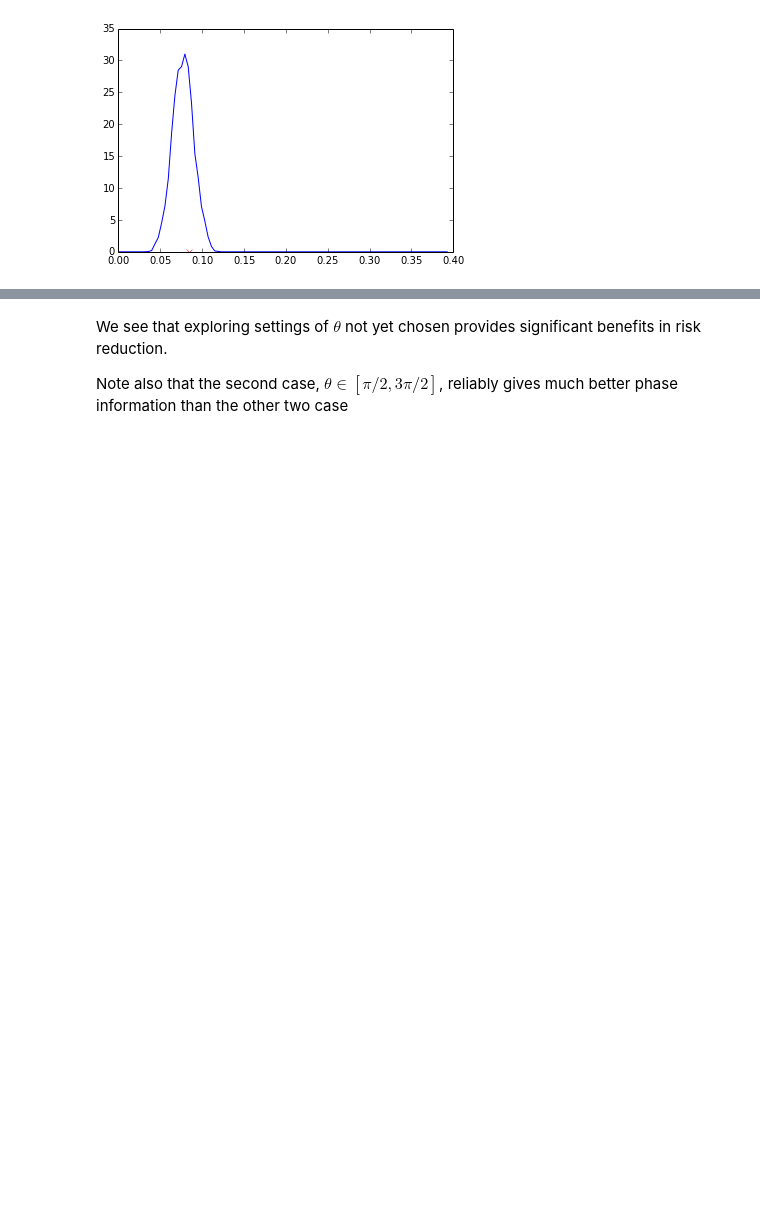
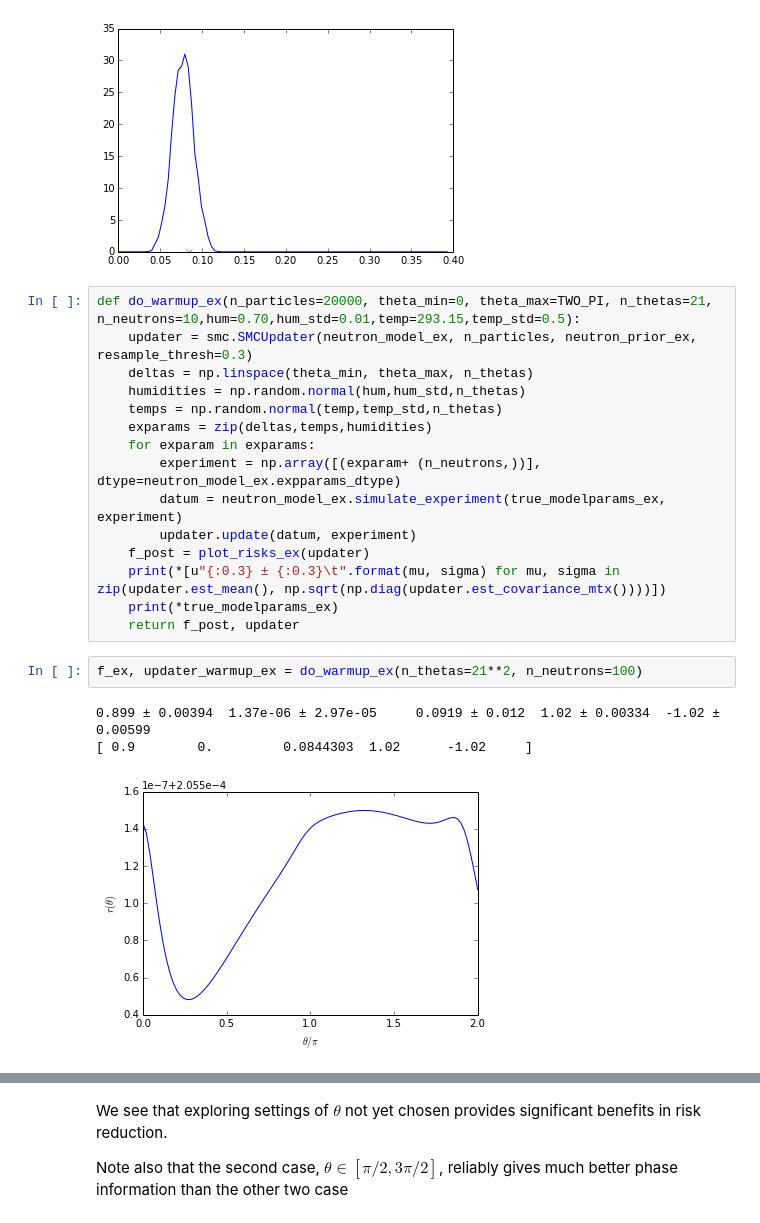
Before and after one commit to taalexander/Honours-Thesis, a Jupyter notebook: code/Adaptive Neutron Interferometry.ipynb, the cells around one changed output, grey strips where cells are left out. Saved outputs shown, nothing was run; the diff lists cells and outputs as text; blank space fills up the shorter version.

```diff
--- a/code/Adaptive Neutron Interferometry.ipynb
+++ b/code/Adaptive Neutron Interferometry.ipynb
@@ -196,3 +231,24 @@ f, updater_warmup = do_warmup(n_thetas=21**2, n_neutrons=100)
 plot_kernel_smoothed_pdf(updater_warmup, param=2)
 # %% [output]
 [figure]
+# %%
+def do_warmup_ex(n_particles=20000, theta_min=0, theta_max=TWO_PI, n_thetas=21, n_neutrons=10,hum=0.70,hum_std=0.01,temp=293.15,temp_std=0.5):
+    updater = smc.SMCUpdater(neutron_model_ex, n_particles, neutron_prior_ex, resample_thresh=0.3)
+    deltas = np.linspace(theta_min, theta_max, n_thetas)
+    humidities = np.random.normal(hum,hum_std,n_thetas)
+    temps = np.random.normal(temp,temp_std,n_thetas)
+    exparams = zip(deltas,temps,humidities)
+    for exparam in exparams:
+        experiment = np.array([(exparam+ (n_neutrons,))], dtype=neutron_model_ex.expparams_dtype)
+        datum = neutron_model_ex.simulate_experiment(true_modelparams_ex, experiment)
+        updater.update(datum, experiment)
+    f_post = plot_risks_ex(updater)
+    print(*[u"{:0.3} ± {:0.3}\t".format(mu, sigma) for mu, sigma in zip(updater.est_mean(), np.sqrt(np.diag(updater.est_covariance_mtx())))])
+    print(*true_modelparams_ex)
+    return f_post, updater
+# %%
+f_ex, updater_warmup_ex = do_warmup_ex(n_thetas=21**2, n_neutrons=100)
+# %% [output]
+0.899 ± 0.00394  1.37e-06 ± 2.97e-05     0.0919 ± 0.012  1.02 ± 0.00334  -1.02 ± 0.00599
+[ 0.9        0.         0.0844303  1.02      -1.02     ]
+[figure, added]
```
Also changed, not shown: parts of 18 cells of this notebook, 1 other file.
